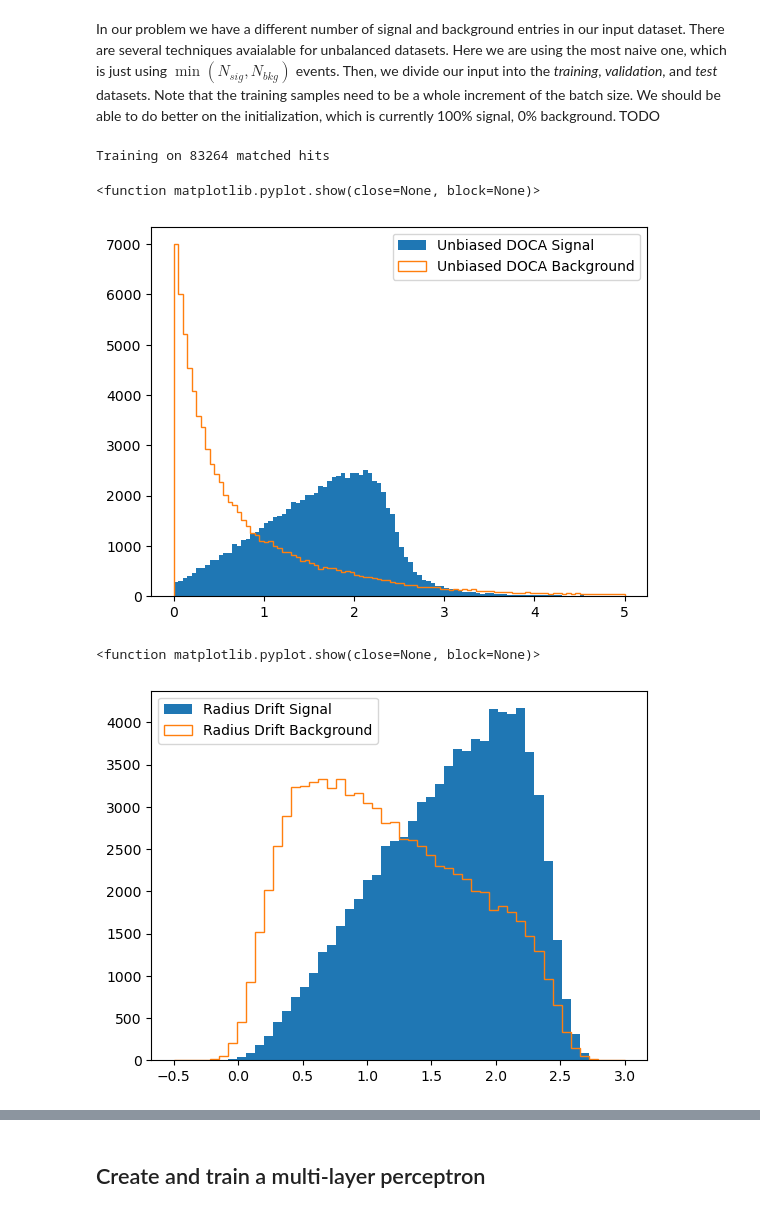
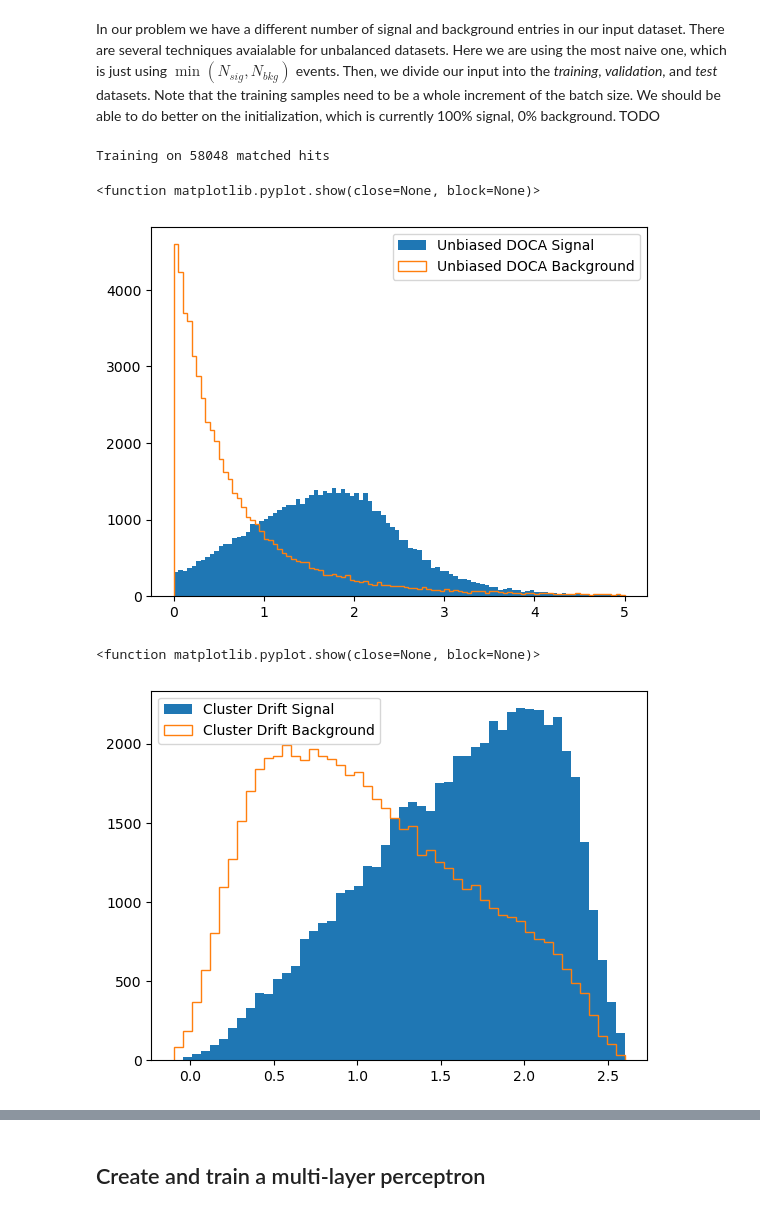
Before and after one commit to jnzhao3/KKTrain, a Jupyter notebook: TrainSign.ipynb, the cells around one changed output, grey strips where cells are left out. Saved outputs shown, nothing was run; the diff lists cells and outputs as text; code cells hidden in the pictures.

```diff
--- a/TrainSign.ipynb
+++ b/TrainSign.ipynb
@@ -40,12 +40,19 @@ for filename in files:
     udoca = ak.concatenate(trkana['detsh.udoca']).to_numpy()
     absudoca = np.absolute(udoca)
     cdrift = ak.concatenate(trkana['detsh.cdrift']).to_numpy()
+    cdrift = ak.concatenate(trkana['detsh.cdrift']).to_numpy()
     tottdrift = ak.concatenate(trkana['detsh.tottdrift']).to_numpy()
     edep = ak.concatenate(trkana['detsh.edep']).to_numpy()
+    sint = ak.concatenate(trkana['detsh.wdot']).to_numpy()
+    sint = np.sqrt(1.0-sint*sint)
+    edep = edep*sint
     udocaerr = ak.concatenate(trkana['detsh.udocavar']).to_numpy()
     udocaerr = np.sqrt(udocaerr)
+#    rderr = ak.concatenate(trkana['detsh.rtocavar']).to_numpy()
+#    rderr = np.sqrt(rderr)
     hstate = ak.concatenate(trkana['detsh.state']).to_numpy()
     print("Processed file " + filename + " with %s hits"%udoca.shape[0])
+#    temp = np.vstack((absudoca,cdrift,udocaerr,rderr,tottdrift, edep)).T
     temp = np.vstack((absudoca,cdrift,udocaerr,tottdrift, edep)).T
 
     if input_dataset is np.empty:
@@ -114,7 +122,7 @@ n_variables = x_input.shape[1]
 x_train, x_test, y_train, y_test = train_test_split(x_input, y_input, test_size=0.5, random_state=42)
 x_test, x_valid, y_test, y_valid = train_test_split(x_test, y_test, test_size=0.5, random_state=42)
 # %% [output]
-Training on 83264 matched hits
+Training on 58048 matched hits
 # %%
 udoca_sig = []
 tottdrift_sig = []
@@ -164,15 +180,15 @@ plt.legend()
 plt.show
 # %% [output]
 <function matplotlib.pyplot.show(close=None, block=None)>
-[figure, old version]
+[figure, new version]
 # %%
-plt.hist(cdrift_sig,label="Radius Drift Signal", bins=50,range=(-0.5,3.0))
-plt.hist(cdrift_back,label="Radius Drift Background", histtype='step', bins=50, range=(-0.5,3.0))
+plt.hist(cdrift_sig,label="Cluster Drift Signal", bins=50,range=(-0.1,2.6))
+plt.hist(cdrift_back,label="Cluster Drift Background", histtype='step', bins=50, range=(-0.1,2.6))
 plt.legend()
 plt.show
 # %% [output]
 <function matplotlib.pyplot.show(close=None, block=None)>
-[figure, old version]
+[figure, new version]
 # %%
 plt.hist(udocaerr_sig,label="DOCA Uncertainty Signal", bins=50,range=(0,3))
 plt.hist(udocaerr_back,label="DOCA Uncertainty Background", histtype='step', bins=50,range=(0,3))
```
Also changed, not shown: parts of 12 cells of this notebook, 9 other files.
